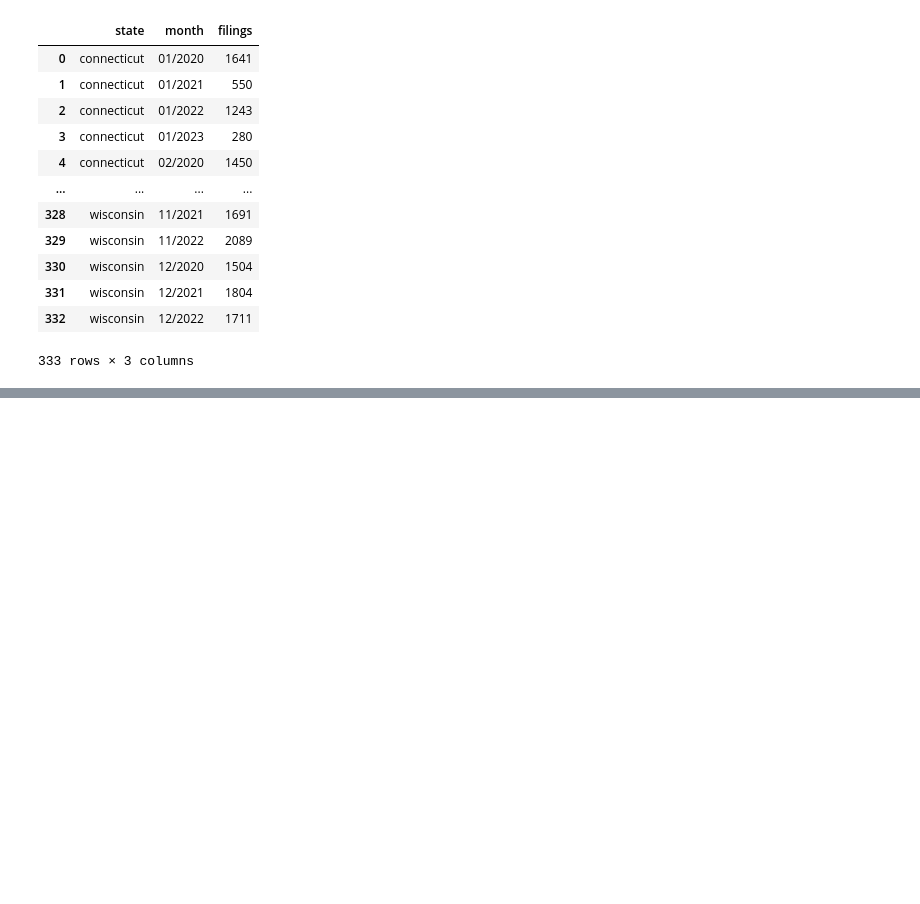
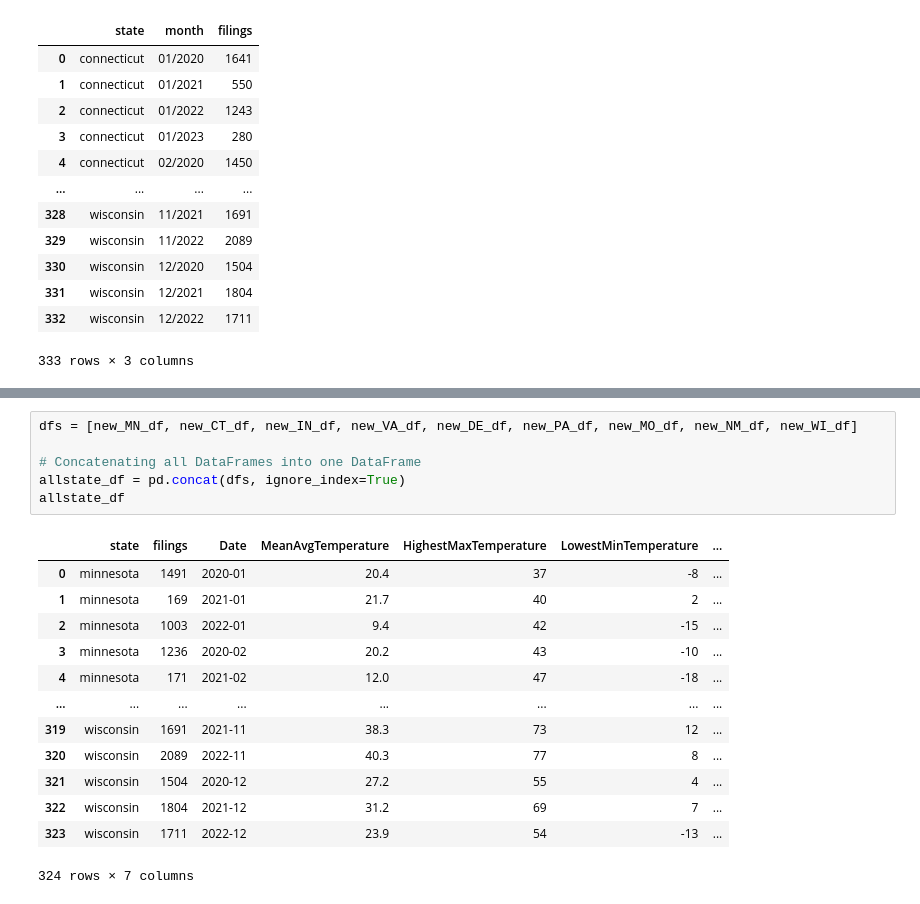
Before and after one commit to leon332157/348FinalProj, a Jupyter notebook: phuong.ipynb, the cells around one changed output, grey strips where cells are left out. Saved outputs shown, nothing was run; the diff lists cells and outputs as text; blank space fills up the shorter version.

```diff
--- a/phuong.ipynb
+++ b/phuong.ipynb
@@ -324,0 +354,20 @@ P-value: [0.79355434 0.75231487 0.6616805  0.75231487 0.83127249]
+# %%
+dfs = [new_MN_df, new_CT_df, new_IN_df, new_VA_df, new_DE_df, new_PA_df, new_MO_df, new_NM_df, new_WI_df]
+
+# Concatenating all DataFrames into one DataFrame
+allstate_df = pd.concat(dfs, ignore_index=True)
+allstate_df
+# %% [output]
+|  | state | filings | Date | MeanAvgTemperature | HighestMaxTemperature | LowestMinTemperature | ... |
+| 0 | minnesota | 1491 | 2020-01 | 20.4 | 37 | -8 | ... |
+| 1 | minnesota | 169 | 2021-01 | 21.7 | 40 | 2 | ... |
+| 2 | minnesota | 1003 | 2022-01 | 9.4 | 42 | -15 | ... |
+| 3 | minnesota | 1236 | 2020-02 | 20.2 | 43 | -10 | ... |
+| 4 | minnesota | 171 | 2021-02 | 12.0 | 47 | -18 | ... |
+| ... | ... | ... | ... | ... | ... | ... | ... |
+| 319 | wisconsin | 1691 | 2021-11 | 38.3 | 73 | 12 | ... |
+| 320 | wisconsin | 2089 | 2022-11 | 40.3 | 77 | 8 | ... |
+| 321 | wisconsin | 1504 | 2020-12 | 27.2 | 55 | 4 | ... |
+| 322 | wisconsin | 1804 | 2021-12 | 31.2 | 69 | 7 | ... |
+| 323 | wisconsin | 1711 | 2022-12 | 23.9 | 54 | -13 | ... |
+324 rows × 7 columns
```
Also changed, not shown: parts of 15 cells of this notebook.
